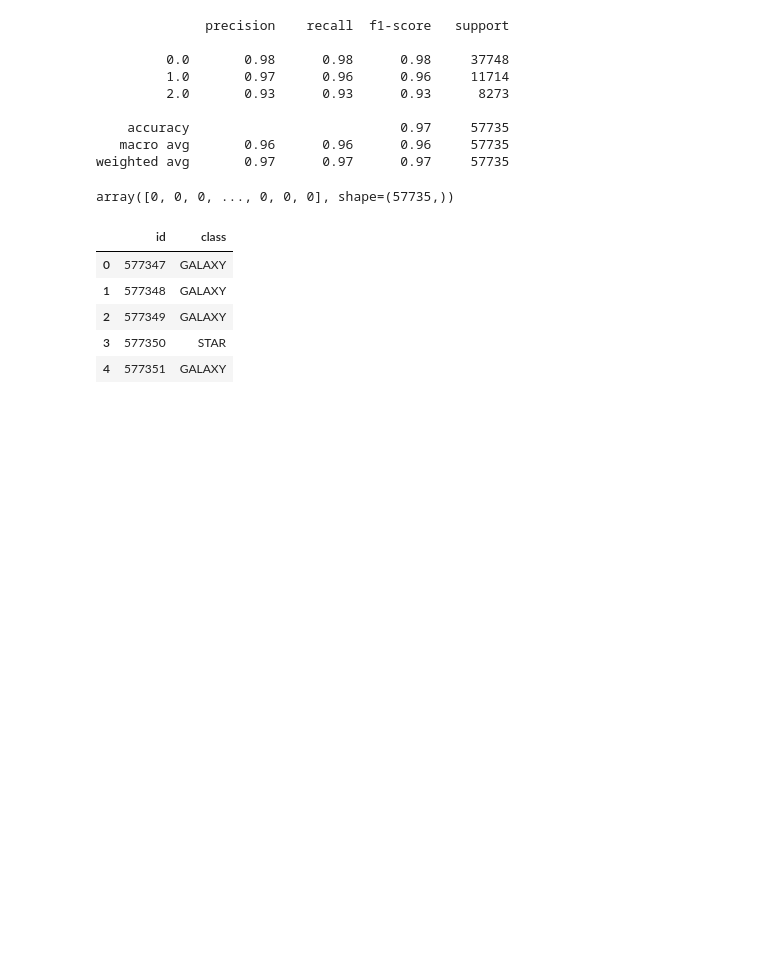
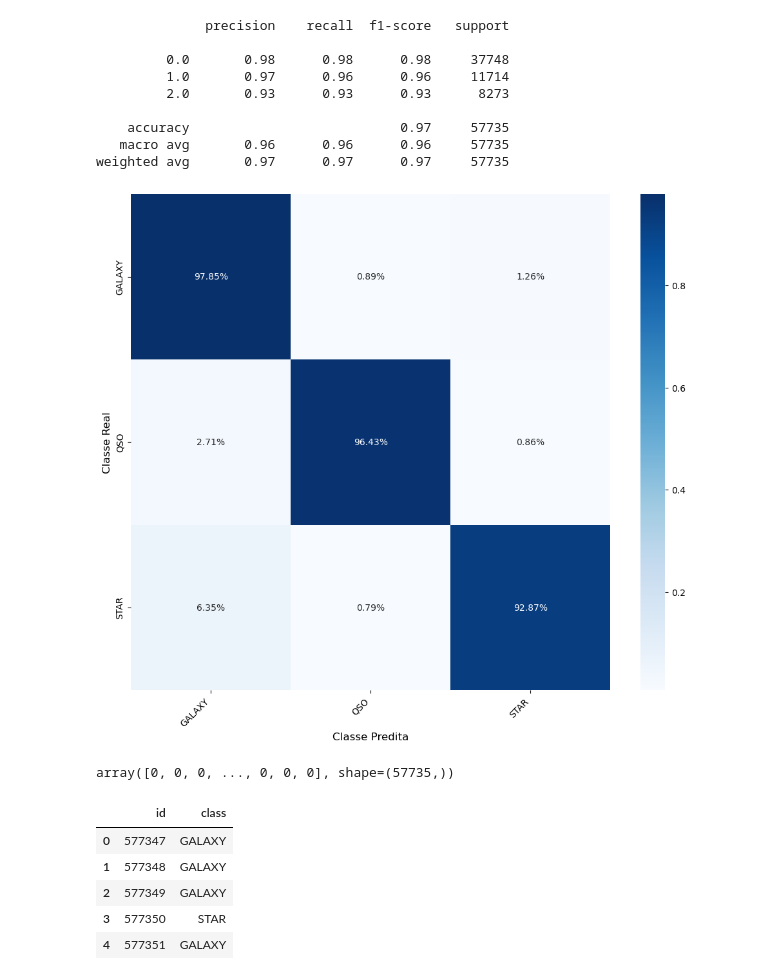
Before and after one commit to Orlandovpjunior/kaggle, a Jupyter notebook: stellarClass/notebook.ipynb, the cells around one changed output. Drawn from its saved outputs; the diff is of its cells as text; code cells hidden in the pictures; blank space fills up the shorter version.

```diff
--- a/stellarClass/notebook.ipynb
+++ b/stellarClass/notebook.ipynb
@@ -191,3 +213,9 @@ memory usage: 94.4 MB
+# %%
+df['u_g'] = df['num__u'] - df['num__g']
+df['g_r'] = df['num__g'] - df['num__r']
+df['r_i'] = df['num__r'] - df['num__i']
+df['i_z'] = df['num__i'] - df['num__z']
+df['u_r'] = df['num__u'] - df['num__r']
 # %%
 training = df[:df_train.shape[0]]
 testing = df[df_train.shape[0]:]
@@ -199,3 +258,9 @@ y = training['remainder__class']
+# %%
+
+kmeans = KMeans(n_clusters=2, random_state=0, n_init="auto")
+X['cluster'] = kmeans.fit_predict(X)
+
+testing['cluster'] = kmeans.predict(testing)
 # %%
 X_train, X_temp, y_train ,y_temp = train_test_split(X,y, test_size=0.2, random_state=0,shuffle=True,stratify=y)
 X_test, X_val, y_test ,y_val = train_test_split(X_temp,y_temp, test_size=0.5, random_state=0,shuffle=True,stratify=y_temp)
@@ -206,13 +314,17 @@ X_train.shape, X_test.shape, X_val.shape
 # %%
-xgb_clf = XGBClassifier(n_estimators = 1000,
-                        learning_rate = 0.05).fit(
-                            X_train, y_train,
-                            eval_set = [(X_val,y_val)],
-                            verbose = False
-                        )
+best_model = XGBClassifier(
+    n_estimators = 1039,
+    max_depth= 9,
+    learning_rate= 0.06389394853982121,
+    subsample= 0.9621953616612997,
+    colsample_bytree= 0.8151200401732903,
+    random_state=42,
+    eval_metric="mlogloss"
+)
+
+best_model.fit(X_train, y_train)
+preds = best_model.predict(X_test)
 # %%
-preds = xgb_clf.predict(X_test)
-
 print(classification_report(y_test,preds))
 # %% [output]
               precision    recall  f1-score   support
@@ -224,6 +336,20 @@ print(classification_report(y_test,preds))
     accuracy                           0.97     57735
    macro avg       0.96      0.96      0.96     57735
 weighted avg       0.97      0.97      0.97     57735
+# %%
+cm = confusion_matrix(y_test, preds, normalize='true')
+
+plt.figure(figsize=(12, 10))
+sns.heatmap(cm, annot=True, fmt='.2%', cmap='Blues',
+            xticklabels=classes,
+            yticklabels=classes)
+
+plt.ylabel('Classe Real', fontsize=12)
+plt.xlabel('Classe Predita', fontsize=12)
+plt.xticks(rotation=45, ha='right')
+plt.show()
+# %% [output]
+[figure, added]
 # %%
 preds
 # %% [output]
```
Also changed, not shown: parts of 11 cells of this notebook, 1 other file.
